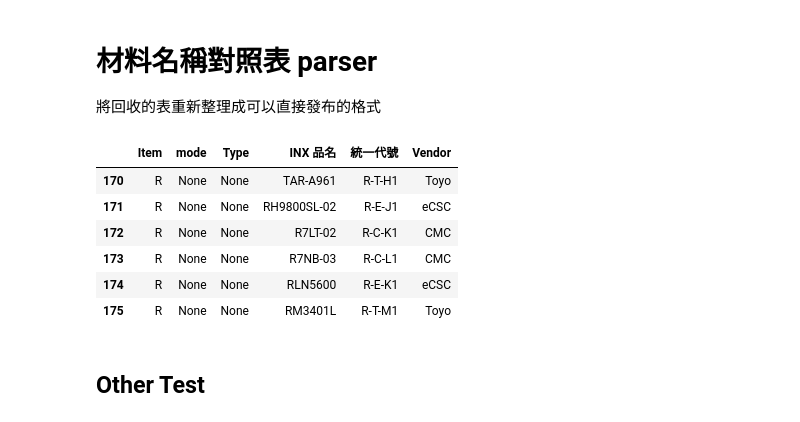
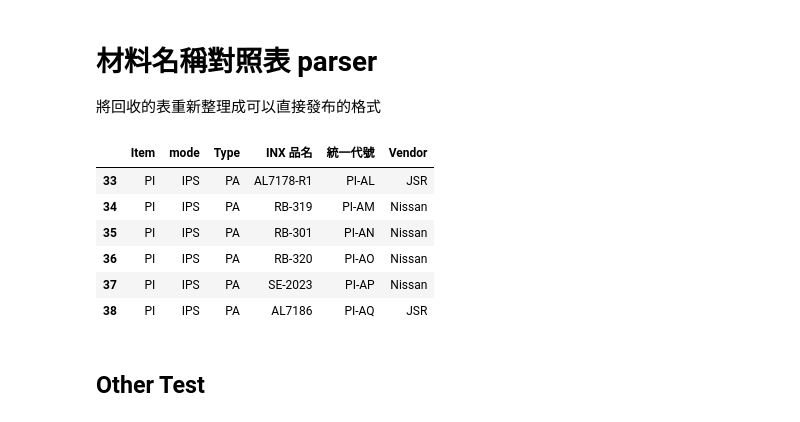
Before and after one commit to dimsplendid/innolux, a Jupyter notebook: notebooks/材料大地圖/material_name_alignment.ipynb, the cells around one changed output. Saved outputs shown, nothing was run; the diff lists cells and outputs as text; code cells hidden in the pictures.

```diff
--- a/notebooks/材料大地圖/material_name_alignment.ipynb
+++ b/notebooks/材料大地圖/material_name_alignment.ipynb
@@ -50,15 +50,15 @@ result = pd.concat([lcd_df, cf_df], ignore_index=True)
 result['mode'] = result['mode'].apply(lambda s: s.upper() if type(s) == str else None)
 result['Type'] = result['Type'].apply(lambda s: s.upper() if type(s) == str else None)
 # %%
-result[result['Item']=='R'][-6:]
+result[result['Item']=='PI'][-6:]
 # %% [output]
 |  | Item | mode | Type | INX 品名 | 統一代號 | Vendor |
-| 170 | R | None | None | TAR-A961 | R-T-H1 | Toyo |
-| 171 | R | None | None | RH9800SL-02 | R-E-J1 | eCSC |
-| 172 | R | None | None | R7LT-02 | R-C-K1 | CMC |
-| 173 | R | None | None | R7NB-03 | R-C-L1 | CMC |
-| 174 | R | None | None | RLN5600 | R-E-K1 | eCSC |
-| 175 | R | None | None | RM3401L | R-T-M1 | Toyo |
+| 33 | PI | IPS | PA | AL7178-R1 | PI-AL | JSR |
+| 34 | PI | IPS | PA | RB-319 | PI-AM | Nissan |
+| 35 | PI | IPS | PA | RB-301 | PI-AN | Nissan |
+| 36 | PI | IPS | PA | RB-320 | PI-AO | Nissan |
+| 37 | PI | IPS | PA | SE-2023 | PI-AP | Nissan |
+| 38 | PI | IPS | PA | AL7186 | PI-AQ | JSR |
 # %%
 result.to_excel(target_path, index=False)
 # %% [markdown]
```
Also changed, not shown: parts of 1 cell of this notebook, 10 other files.
